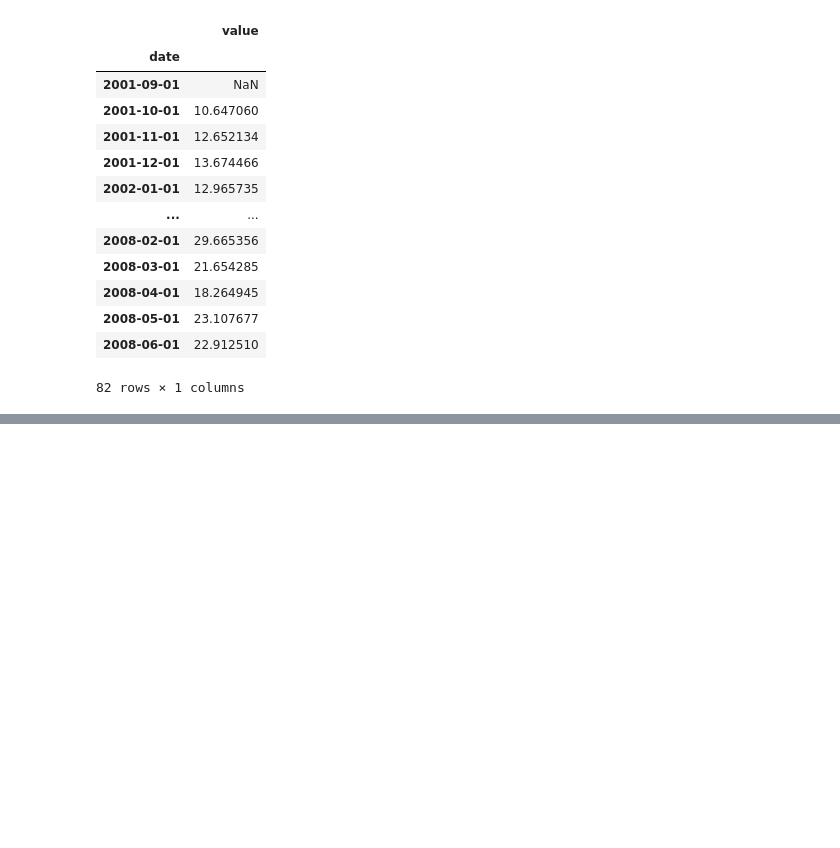
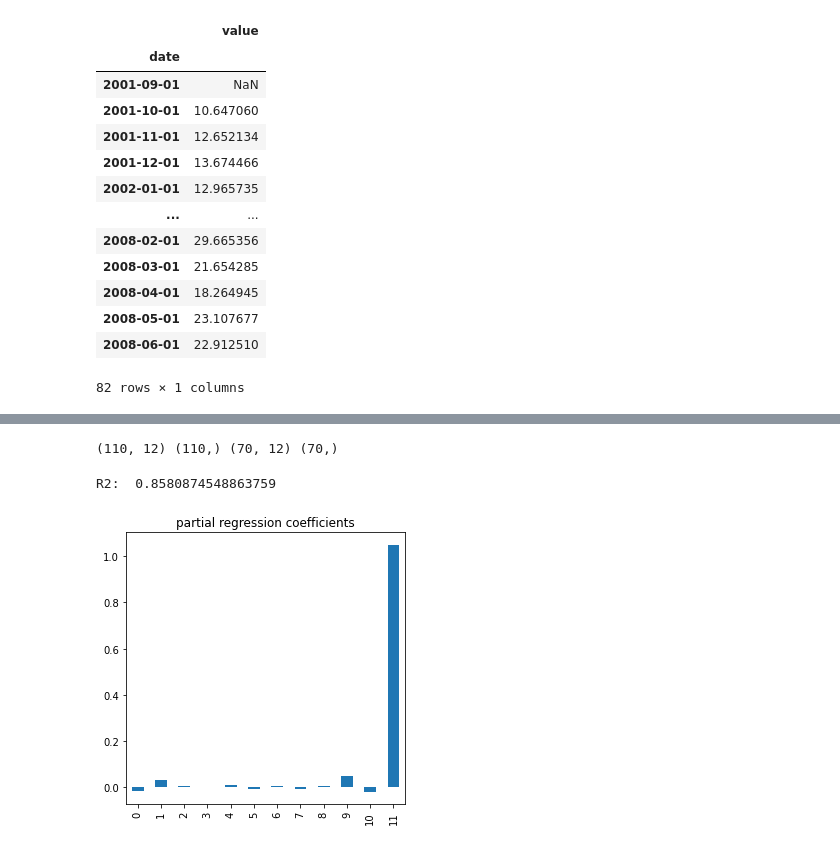
Before and after one commit to bleakwood/le-wagon-lectures, a Jupyter notebook: Time Series.ipynb, the cells around one changed output, grey strips where cells are left out. Cells and saved outputs as stored; diff of their text form; code cells hidden in the pictures; blank space fills up the shorter version.

Commit message:
Add Time Series notebook

```diff
--- a/Time Series.ipynb
+++ b/Time Series.ipynb
@@ -5,4 +6,4 @@ import numpy as np
 from datetime import datetime
 dateparse = lambda x: datetime.timestamp(datetime.strptime(x, '%Y-%m-%d'))
 
-df = pd.read_csv('a10.csv', index_col='date')#, parse_dates=['date'], date_parser=dateparse)
+df = pd.read_csv('a10.csv', index_col='date', parse_dates=['date'])
@@ -123,0 +78,11 @@ timestamp = 1658956375.357841
+# %%
+df2 = df.copy(); df2_train = df_train.copy(); df2_test = df_test.copy()
+
+for i in range(1, 13):
+    df2_train[f't - {i}'] = df_train['value'].shift(i)
+    df2_test[f't - {i}'] = df_test['value'].shift(i)
+
+df2_train.dropna(inplace=True)
+df2_test.dropna(inplace=True)
+
+df2_train.head()
@@ -123,0 +97,22 @@ timestamp = 1658956375.357841
+# %%
+# Train Test Split
+X2_train = df2_train.drop(columns = ['value'])
+y2_train = df2_train['value']
+X2_test = df2_test.drop(columns = ['value'])
+y2_test = df2_test['value']
+
+print(X2_train.shape,y2_train.shape, X2_test.shape,y2_test.shape)
+# %% [output]
+(110, 12) (110,) (70, 12) (70,)
+# %%
+from sklearn.linear_model import LinearRegression
+# Predict and measure R2
+model = LinearRegression()
+model = model.fit(X2_train, y2_train)
+
+print('R2: ', r2_score(y2_test, model.predict(X2_test)))
+pd.Series(model.coef_).plot(kind='bar')
+plt.title('partial regression coefficients');
+# %% [output]
+R2:  0.8580874548863759
+[figure, added]
```
Also changed, not shown: parts of 56 cells of this notebook.
